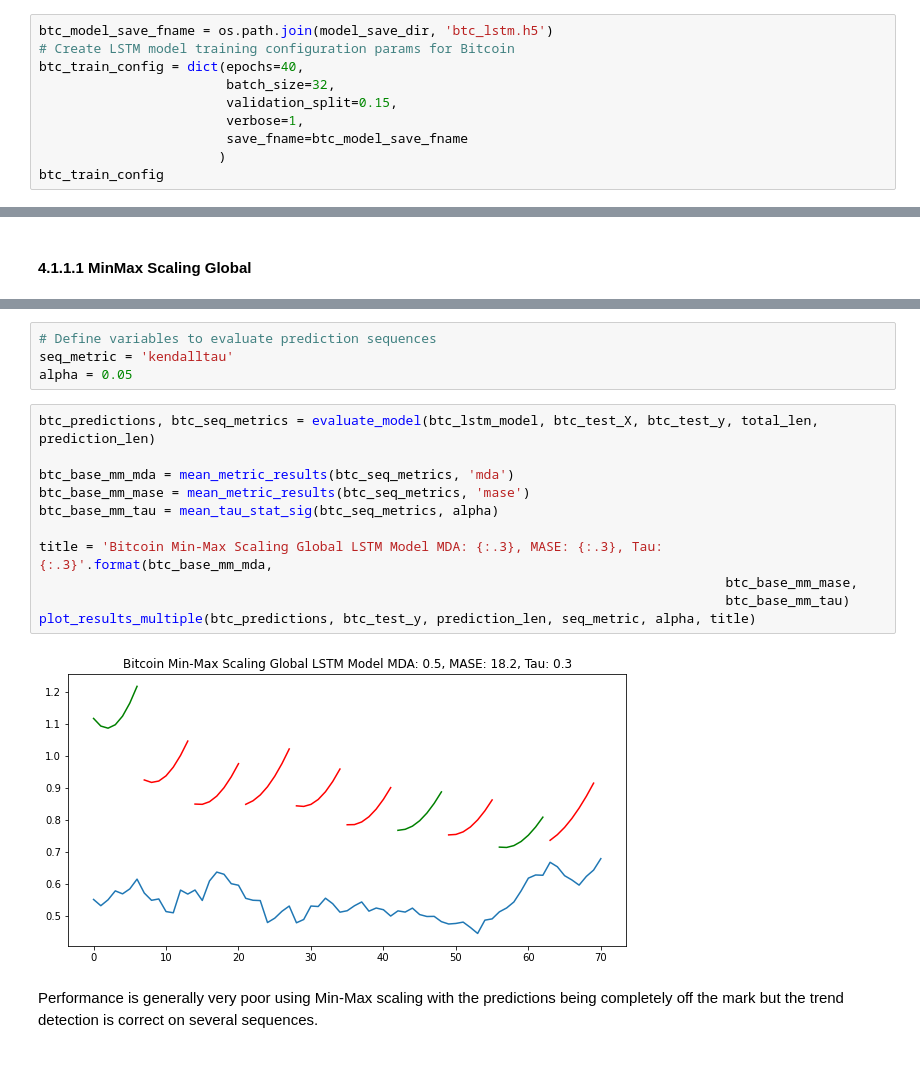
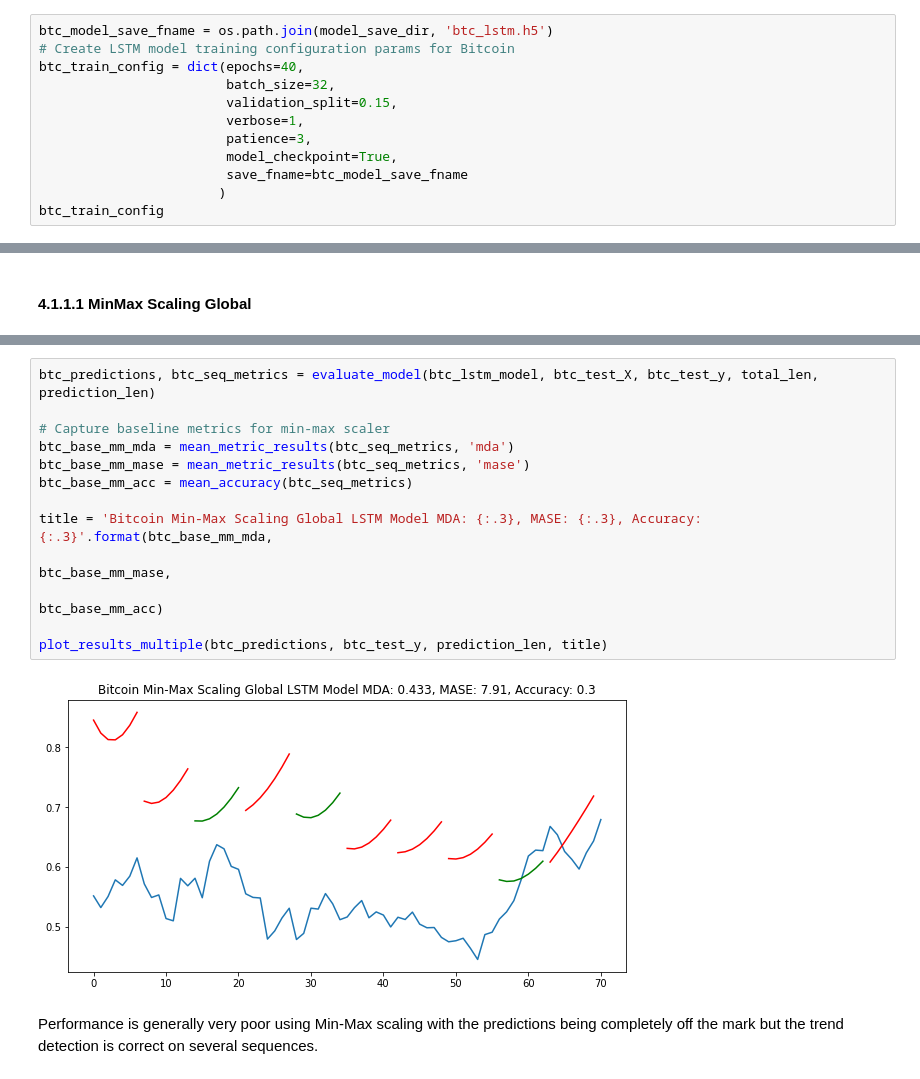
Before and after one commit to dcyoung23/crypto-investments, a Jupyter notebook: notebooks/preprocessing_modeling.ipynb, the cells around one changed output, grey strips where cells are left out. Saved outputs shown, nothing was run; the diff lists cells and outputs as text.

```diff
--- a/notebooks/preprocessing_modeling.ipynb
+++ b/notebooks/preprocessing_modeling.ipynb
@@ -264,6 +267,8 @@ btc_train_config = dict(epochs=40,
                         batch_size=32,
                         validation_split=0.15,
                         verbose=1,
+                        patience=3,
+                        model_checkpoint=True,
                         save_fname=btc_model_save_fname
                        )
 btc_train_config
@@ -321,20 +315,18 @@ Epoch 3/40
-# %%
-# Define variables to evaluate prediction sequences
-seq_metric = 'kendalltau'
-alpha = 0.05
 # %%
 btc_predictions, btc_seq_metrics = evaluate_model(btc_lstm_model, btc_test_X, btc_test_y, total_len, prediction_len)
 
+# Capture baseline metrics for min-max scaler
 btc_base_mm_mda = mean_metric_results(btc_seq_metrics, 'mda')
 btc_base_mm_mase = mean_metric_results(btc_seq_metrics, 'mase')
-btc_base_mm_tau = mean_tau_stat_sig(btc_seq_metrics, alpha)
+btc_base_mm_acc = mean_accuracy(btc_seq_metrics)
 
-title = 'Bitcoin Min-Max Scaling Global LSTM Model MDA: {:.3}, MASE: {:.3}, Tau: {:.3}'.format(btc_base_mm_mda,
-                                                                                        btc_base_mm_mase,
-                                                                                        btc_base_mm_tau)
-plot_results_multiple(btc_predictions, btc_test_y, prediction_len, seq_metric, alpha, title)
+title = 'Bitcoin Min-Max Scaling Global LSTM Model MDA: {:.3}, MASE: {:.3}, Accuracy: {:.3}'.format(btc_base_mm_mda,
+                                                                                                    btc_base_mm_mase,
+                                                                                                    btc_base_mm_acc)
+
+plot_results_multiple(btc_predictions, btc_test_y, prediction_len, title)
 # %% [output]
-[figure, old version]
+[figure, new version]
 # %% [markdown]
 Performance is generally very poor using Min-Max scaling with the predictions being completely off the mark but the trend detection is correct on several sequences.
 # %% [markdown]
```
Also changed, not shown: parts of 102 cells of this notebook, 6 other files.
